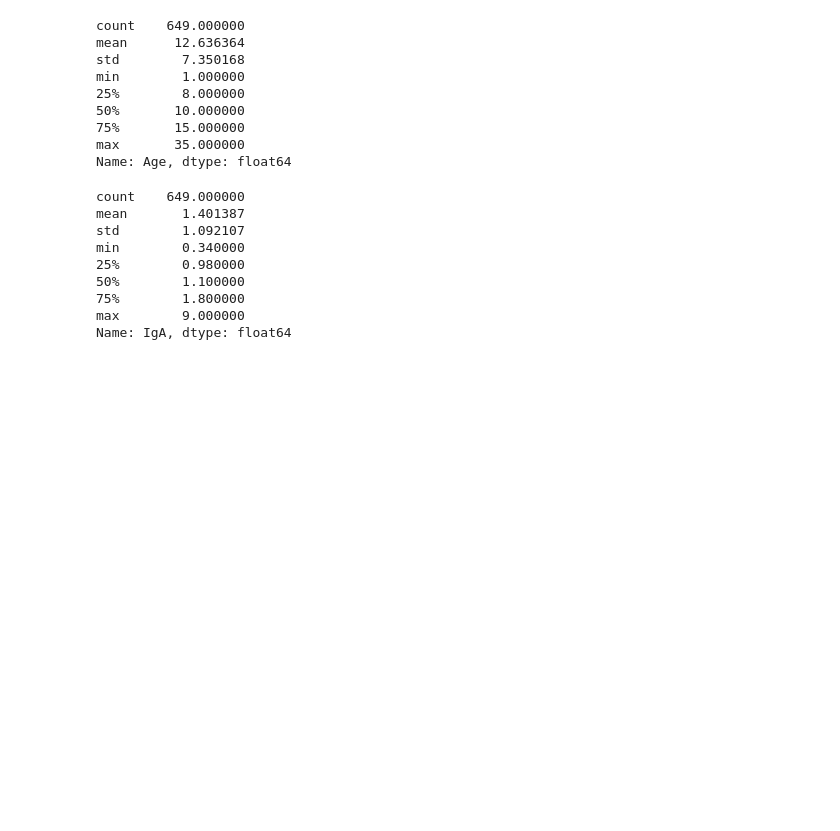
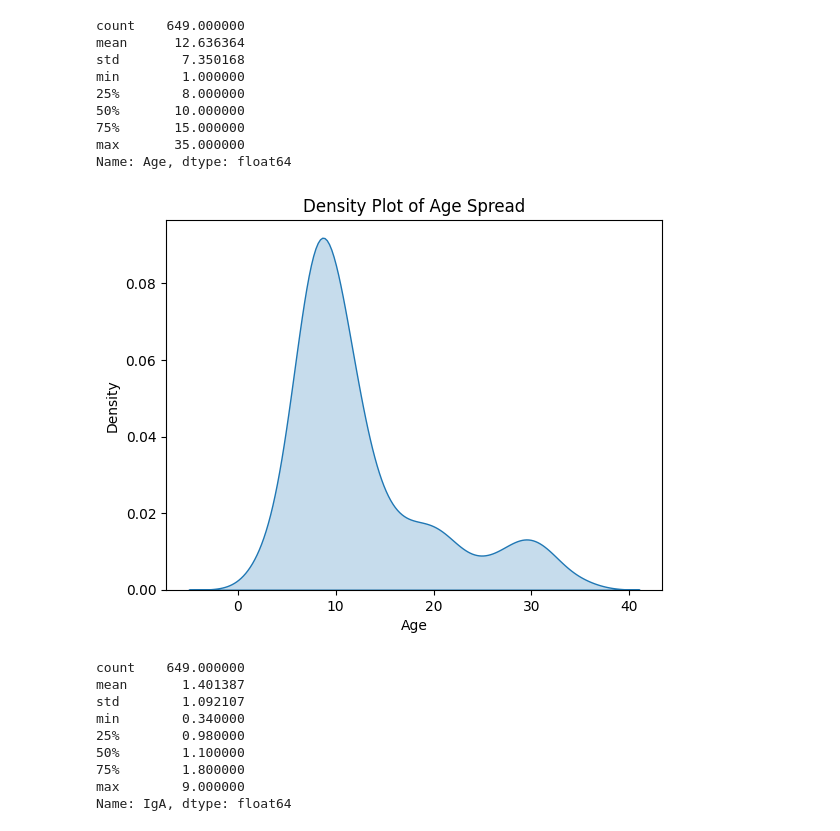
Before and after one commit to lmitch12/Math_Senior_Sem, a Jupyter notebook: finalWork.ipynb, the cells around one changed output. Cells and saved outputs as stored; diff of their text form; code cells hidden in the pictures; blank space fills up the shorter version.

```diff
--- a/finalWork.ipynb
+++ b/finalWork.ipynb
@@ -143,6 +164,15 @@ min        1.000000
 75%       15.000000
 max       35.000000
 Name: Age, dtype: float64
+# %%
+sns.kdeplot(df['Age'], fill=True)
+
+plt.title('Density Plot of Age Spread')
+plt.xlabel('Age')
+plt.ylabel('Density')
+plt.show()
+# %% [output]
+[figure, added]
 # %%
 df['IgA'].describe()
 # %% [output]
```
Also changed, not shown: parts of 14 cells of this notebook.
